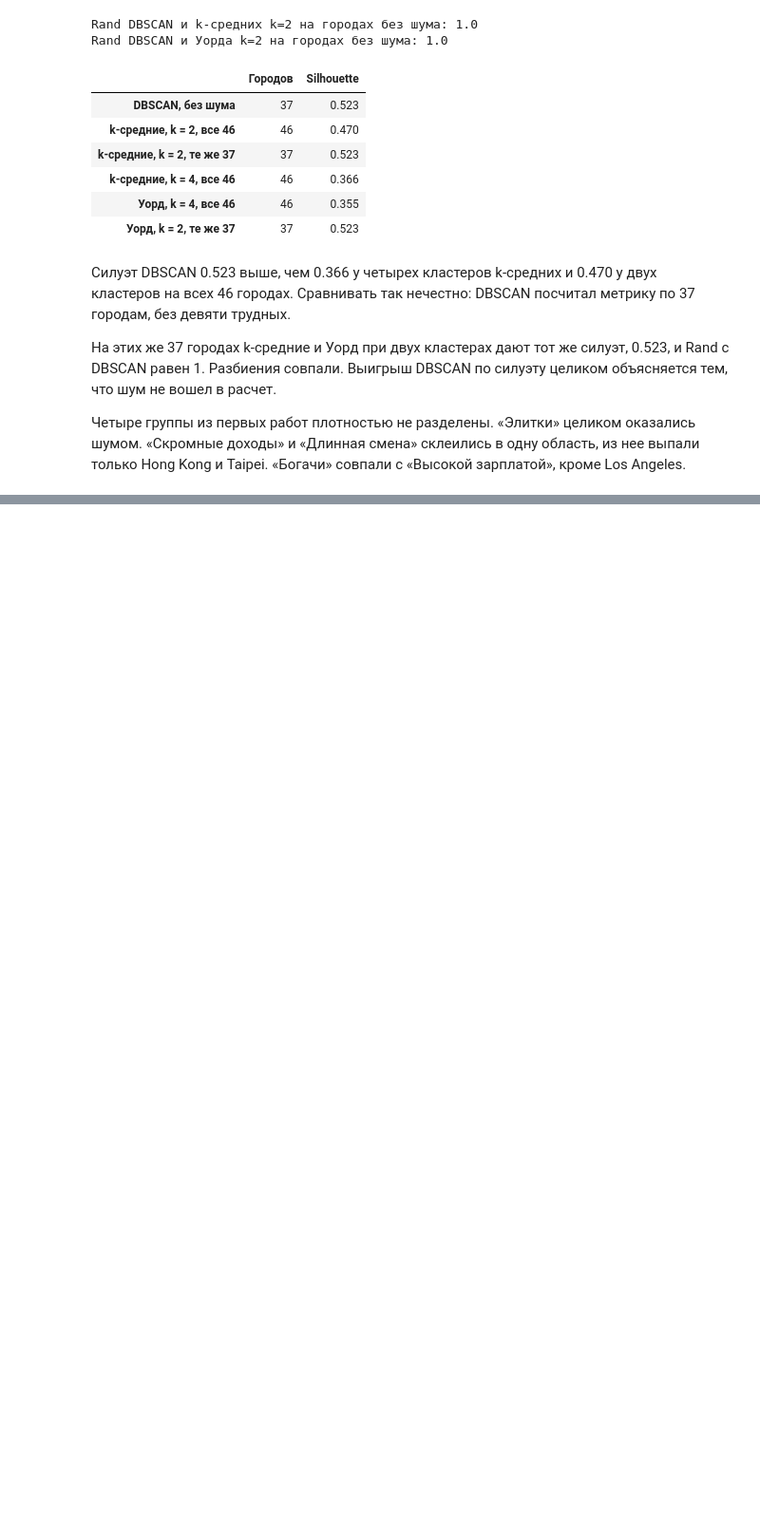
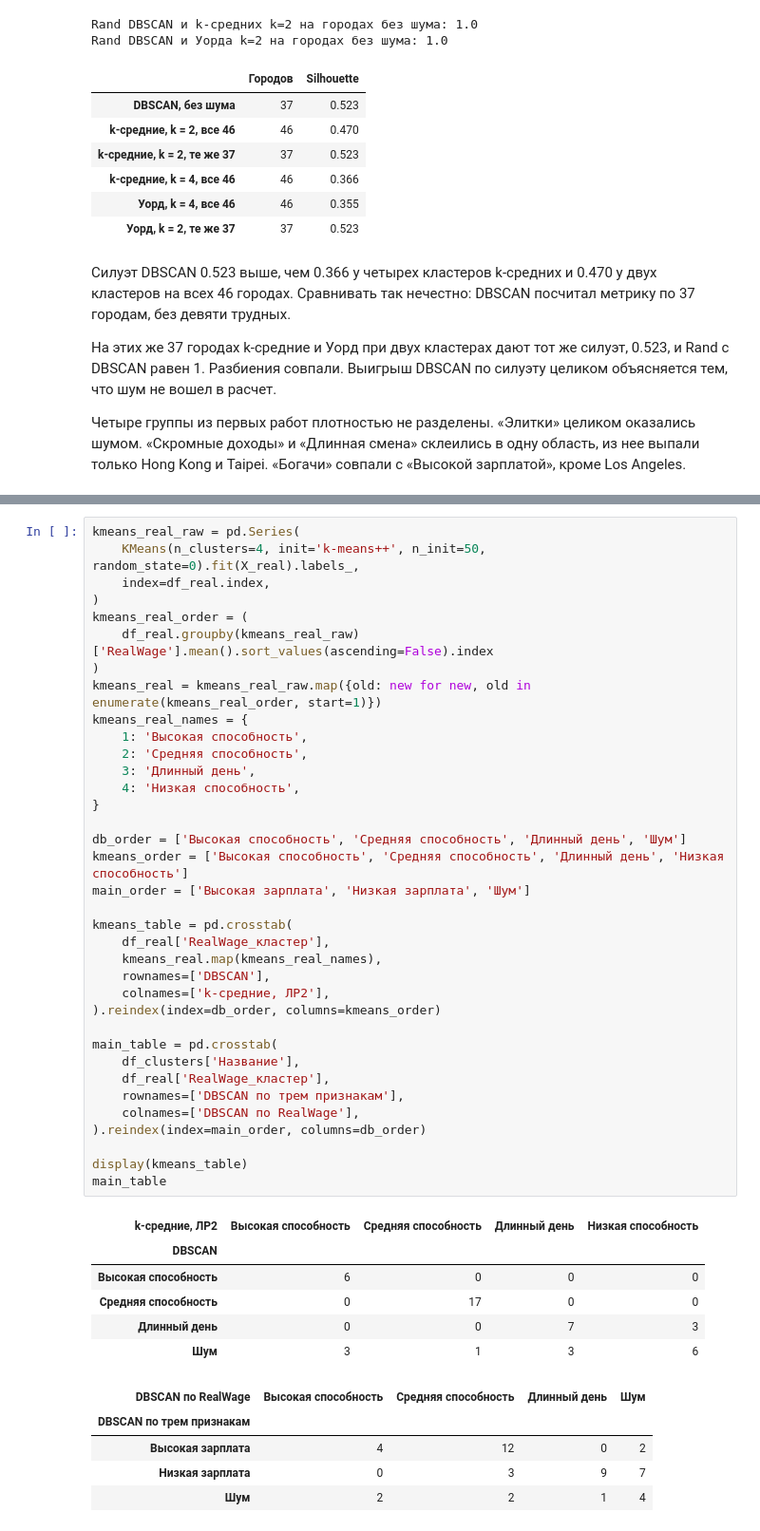
Before and after one commit to destorz11/Python-data-analysis, a Jupyter notebook: lab3_dbscan/notebooks/lab3_dbscan.ipynb, the cells around one changed output, grey strips where cells are left out. Shown at 95% size. Saved outputs shown, nothing was run; the diff lists cells and outputs as text; blank space fills up the shorter version.

```diff
--- a/lab3_dbscan/notebooks/lab3_dbscan.ipynb
+++ b/lab3_dbscan/notebooks/lab3_dbscan.ipynb
@@ -881,0 +1067,48 @@ Rand DBSCAN и Уорда k=2 на городах без шума: 1.0
+# %%
+kmeans_real_raw = pd.Series(
+    KMeans(n_clusters=4, init='k-means++', n_init=50, random_state=0).fit(X_real).labels_,
+    index=df_real.index,
+)
+kmeans_real_order = (
+    df_real.groupby(kmeans_real_raw)['RealWage'].mean().sort_values(ascending=False).index
+)
+kmeans_real = kmeans_real_raw.map({old: new for new, old in enumerate(kmeans_real_order, start=1)})
+kmeans_real_names = {
+    1: 'Высокая способность',
+    2: 'Средняя способность',
+    3: 'Длинный день',
+    4: 'Низкая способность',
+}
+
+db_order = ['Высокая способность', 'Средняя способность', 'Длинный день', 'Шум']
+kmeans_order = ['Высокая способность', 'Средняя способность', 'Длинный день', 'Низкая способность']
+main_order = ['Высокая зарплата', 'Низкая зарплата', 'Шум']
+
+kmeans_table = pd.crosstab(
+    df_real['RealWage_кластер'],
+    kmeans_real.map(kmeans_real_names),
+    rownames=['DBSCAN'],
+    colnames=['k-средние, ЛР2'],
+).reindex(index=db_order, columns=kmeans_order)
+
+main_table = pd.crosstab(
+    df_clusters['Название'],
+    df_real['RealWage_кластер'],
+    rownames=['DBSCAN по трем признакам'],
+    colnames=['DBSCAN по RealWage'],
+).reindex(index=main_order, columns=db_order)
+
+display(kmeans_table)
+main_table
+# %% [output]
+| k-средние, ЛР2 | Высокая способность | Средняя способность | Длинный день | Низкая способность |
+| DBSCAN |  |  |  |  |
+| Высокая способность | 6 | 0 | 0 | 0 |
+| Средняя способность | 0 | 17 | 0 | 0 |
+| Длинный день | 0 | 0 | 7 | 3 |
+| Шум | 3 | 1 | 3 | 6 |
+| DBSCAN по RealWage | Высокая способность | Средняя способность | Длинный день | Шум |
+| DBSCAN по трем признакам |  |  |  |  |
+| Высокая зарплата | 4 | 12 | 0 | 2 |
+| Низкая зарплата | 0 | 3 | 9 | 7 |
+| Шум | 2 | 2 | 1 | 4 |
```
Also changed, not shown: parts of 13 cells of this notebook, 1 other file.
